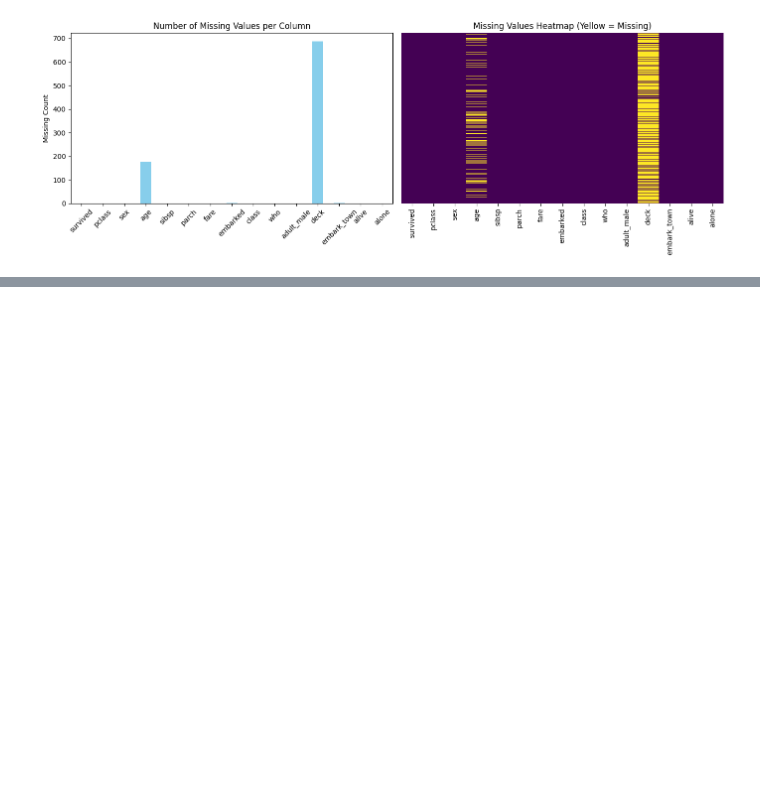
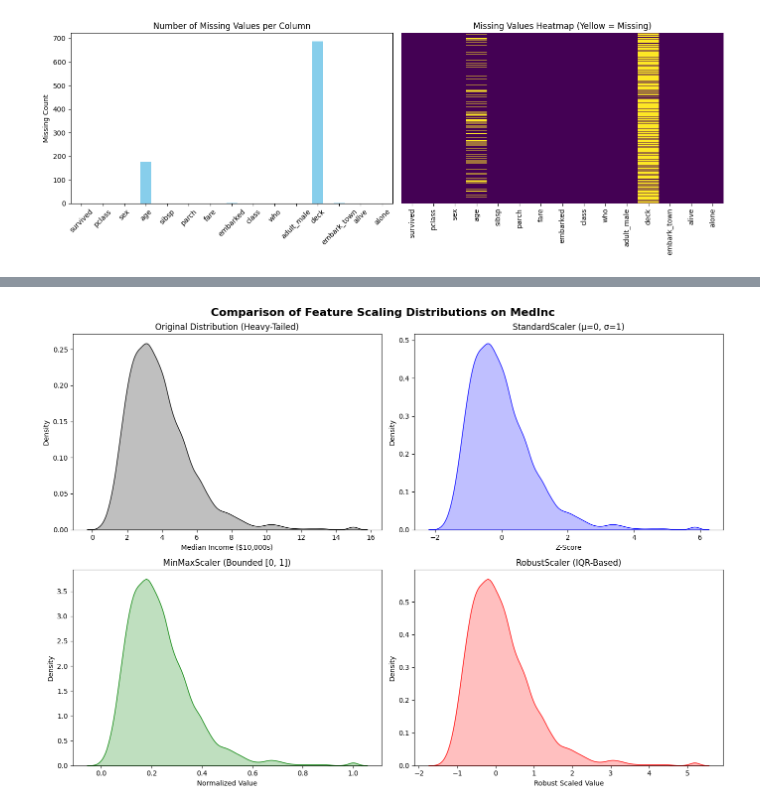
Before and after one commit to emilahmedli5/Data-Cleaning-Feature-Engineering-and-Data-Visualisation, a Jupyter notebook: notebooks/hw3_analysis.ipynb, the cells around one changed output, grey strips where cells are left out. Saved outputs shown, nothing was run; the diff lists cells and outputs as text; code cells hidden in the pictures; blank space fills up the shorter version.

```diff
--- a/notebooks/hw3_analysis.ipynb
+++ b/notebooks/hw3_analysis.ipynb
@@ -124,0 +333,71 @@ plt.show()
+# %%
+import numpy as np
+import pandas as pd
+import seaborn as sns
+import matplotlib.pyplot as plt
+from sklearn.datasets import fetch_california_housing
+from sklearn.model_selection import train_test_split
+import os
+
+# Import your corrected custom scalers
+from src.scalers import StandardScaler, MinMaxScaler, RobustScaler
+
+# 1. Load the California Housing dataset
+housing = fetch_california_housing(as_frame=True)
+df_housing = housing.frame
+
+# 2. Isolate the target feature: MedInc (Median Income)
+# We handle train/test splitting first to keep proper data hygiene habits
+X_train, X_test = train_test_split(df_housing[['MedInc']], test_size=0.2, random_state=42)
+
+# Convert to 2D numpy arrays/DataFrames for the scalers
+raw_medinc_train = X_train[['MedInc']].copy()
+
+# 3. Apply all three custom scalers independently to the training data
+scaled_standard = StandardScaler().fit_transform(raw_medinc_train)
+scaled_minmax   = MinMaxScaler().fit_transform(raw_medinc_train)
+scaled_robust   = RobustScaler().fit_transform(raw_medinc_train)
+
+# 4. Consolidate into a single DataFrame for clean visualization plotting
+plot_df = pd.DataFrame({
+    'Original': raw_medinc_train['MedInc'].values,
+    'StandardScaled': scaled_standard.flatten(),
+    'MinMaxScaled': scaled_minmax.flatten(),
+    'RobustScaled': scaled_robust.flatten()
+})
+
+# 5. Plot the Kernel Density Estimates (KDE) side-by-side
+fig, axes = plt.subplots(2, 2, figsize=(14, 10))
+fig.suptitle("Comparison of Feature Scaling Distributions on MedInc", fontsize=16, fontweight='bold')
+
+# Top Left: Original
+sns.kdeplot(data=plot_df, x='Original', ax=axes[0, 0], color='black', fill=True)
+axes[0, 0].set_title("Original Distribution (Heavy-Tailed)")
+axes[0, 0].set_xlabel("Median Income ($10,000s)")
+
+# Top Right: StandardScaler
+sns.kdeplot(data=plot_df, x='StandardScaled', ax=axes[0, 1], color='blue', fill=True)
+axes[0, 1].set_title("StandardScaler (µ=0, σ=1)")
+axes[0, 1].set_xlabel("Z-Score")
+
+# Bottom Left: MinMaxScaler
+sns.kdeplot(data=plot_df, x='MinMaxScaled', ax=axes[1, 0], color='green', fill=True)
+axes[1, 0].set_title("MinMaxScaler (Bounded [0, 1])")
+axes[1, 0].set_xlabel("Normalized Value")
+
+# Bottom Right: RobustScaler
+sns.kdeplot(data=plot_df, x='RobustScaled', ax=axes[1, 1], color='red', fill=True)
+axes[1, 1].set_title("RobustScaler (IQR-Based)")
+axes[1, 1].set_xlabel("Robust Scaled Value")
+
+plt.tight_layout()
+
+# --- FIXED SECTION ---
+# Create the parent directory structure if it is completely missing
+os.makedirs('../figures', exist_ok=True)
+
+# Save the figure safely to the newly verified directory
+plt.savefig('../figures/medinc_scaling_comparison.png', dpi=300)
+plt.show()
+# %% [output]
+[figure, added]
```
Also changed, not shown: parts of 14 cells of this notebook, 5 other files.
